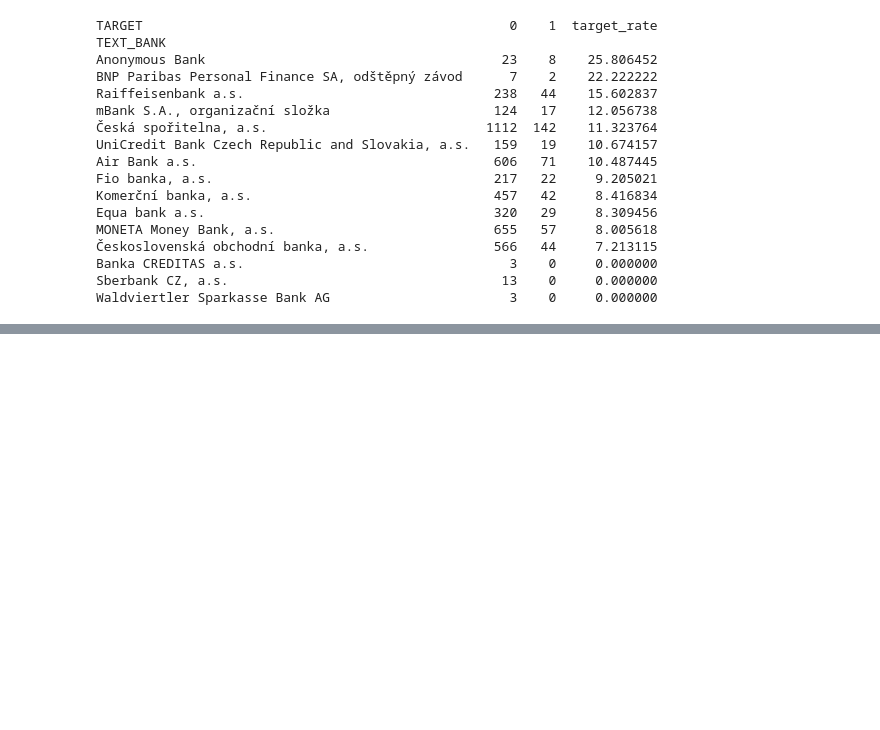
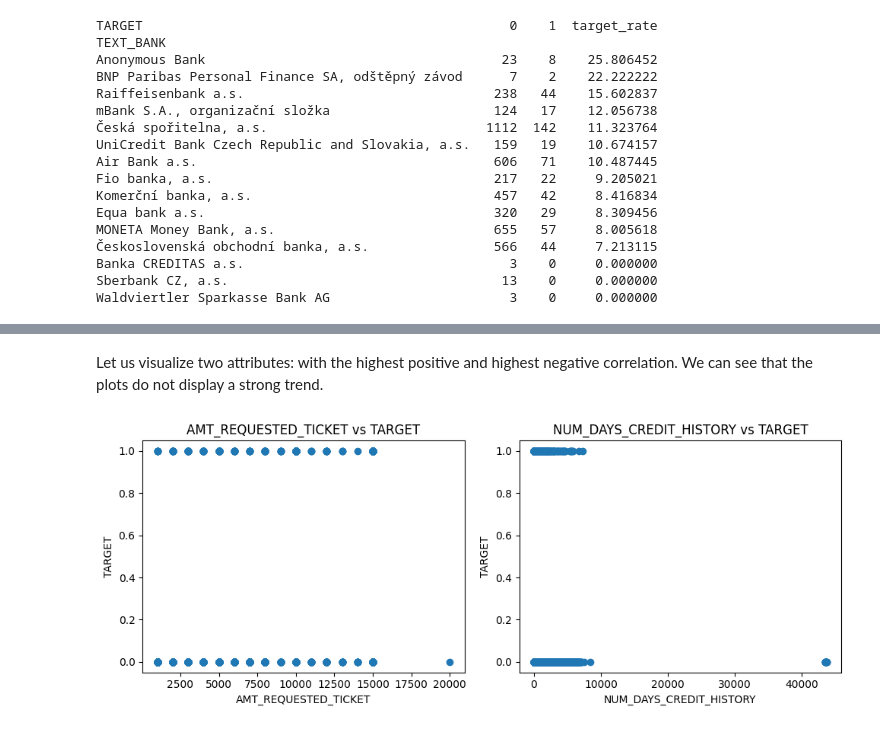
Before and after one commit to swanenko/cash-loan-analysis, a Jupyter notebook: analysis.ipynb, the cells around one changed output, grey strips where cells are left out. Saved outputs shown, nothing was run; the diff lists cells and outputs as text; code cells hidden in the pictures; blank space fills up the shorter version.

```diff
--- a/analysis.ipynb
+++ b/analysis.ipynb
@@ -458,0 +287,19 @@ plt.show()
+# %% [markdown]
+Let us visualize two attributes: with the highest positive and highest negative correlation. We can see that the plots do not display a strong trend.
+# %%
+fig, axes = plt.subplots(1, 2, figsize=(10, 4))  # 1 row, 2 columns
+
+axes[0].scatter(df['AMT_REQUESTED_TICKET'], df['TARGET'])
+axes[0].set_title('AMT_REQUESTED_TICKET vs TARGET')
+axes[0].set_xlabel('AMT_REQUESTED_TICKET')
+axes[0].set_ylabel('TARGET')
+
+axes[1].scatter(df['NUM_DAYS_CREDIT_HISTORY'], df['TARGET'])
+axes[1].set_title('NUM_DAYS_CREDIT_HISTORY vs TARGET')
+axes[1].set_xlabel('NUM_DAYS_CREDIT_HISTORY')
+axes[1].set_ylabel('TARGET')
+
+plt.tight_layout()
+plt.show()
+# %% [output]
+[figure, added]
```
Also changed, not shown: parts of 45 cells of this notebook, 14 other files.
